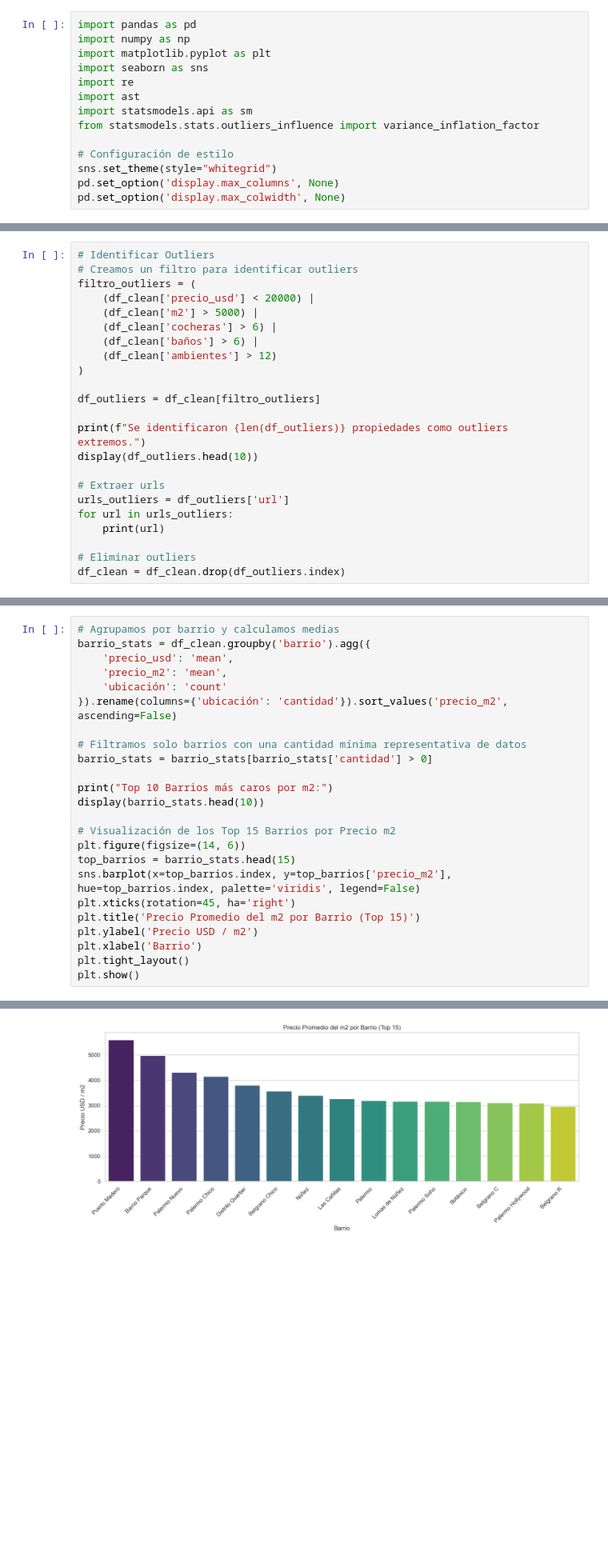
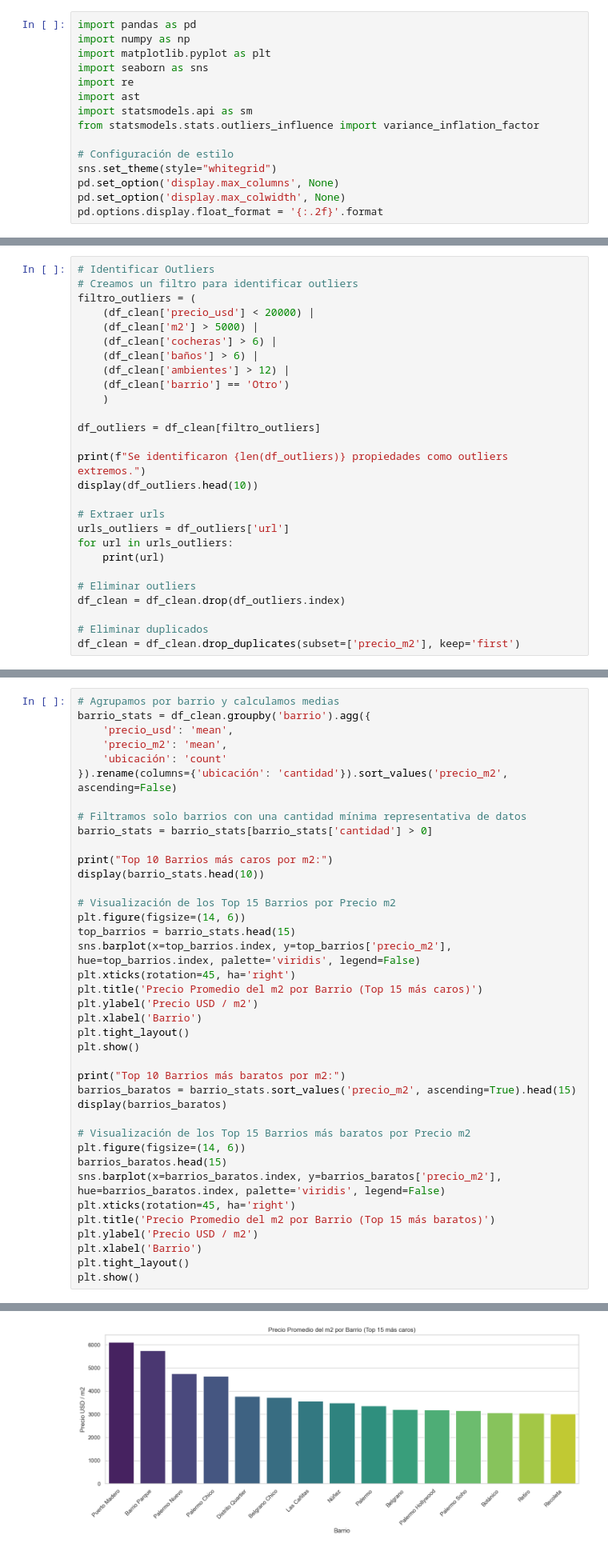
Before and after one commit to Lautaroogh/Real-State-Capital-Federal-Argentina, a Jupyter notebook: notebooks/analisis.ipynb, the cells around one changed output, grey strips where cells are left out. Shown at 80% size. Drawn from its saved outputs; the diff is of its cells as text; blank space fills up the shorter version.

```diff
--- a/notebooks/analisis.ipynb
+++ b/notebooks/analisis.ipynb
@@ -16,6 +16,7 @@ from statsmodels.stats.outliers_influence import variance_inflation_factor
 sns.set_theme(style="whitegrid")
 pd.set_option('display.max_columns', None)
 pd.set_option('display.max_colwidth', None)
+pd.options.display.float_format = '{:.2f}'.format
 # %% [markdown]
 ## 1. Carga de Datos
 En esta sección cargaremos los datos desde el archivo CSV.
@@ -150,8 +151,9 @@ filtro_outliers = (
     (df_clean['m2'] > 5000) |
     (df_clean['cocheras'] > 6) |
     (df_clean['baños'] > 6) |
-    (df_clean['ambientes'] > 12)
-)
+    (df_clean['ambientes'] > 12) |
+    (df_clean['barrio'] == 'Otro')
+    )
 
 df_outliers = df_clean[filtro_outliers]
 
@@ -165,4 +167,7 @@ for url in urls_outliers:
 
 # Eliminar outliers
 df_clean = df_clean.drop(df_outliers.index)
+
+# Eliminar duplicados
+df_clean = df_clean.drop_duplicates(subset=['precio_m2'], keep='first')
 # %% [output]
@@ -217,11 +222,26 @@ plt.figure(figsize=(14, 6))
 top_barrios = barrio_stats.head(15)
 sns.barplot(x=top_barrios.index, y=top_barrios['precio_m2'], hue=top_barrios.index, palette='viridis', legend=False)
 plt.xticks(rotation=45, ha='right')
-plt.title('Precio Promedio del m2 por Barrio (Top 15)')
+plt.title('Precio Promedio del m2 por Barrio (Top 15 más caros)')
 plt.ylabel('Precio USD / m2')
 plt.xlabel('Barrio')
 plt.tight_layout()
 plt.show()
+
+print("Top 10 Barrios más baratos por m2:")
+barrios_baratos = barrio_stats.sort_values('precio_m2', ascending=True).head(15)
+display(barrios_baratos)
+
+# Visualización de los Top 15 Barrios más baratos por Precio m2
+plt.figure(figsize=(14, 6))
+barrios_baratos.head(15)
+sns.barplot(x=barrios_baratos.index, y=barrios_baratos['precio_m2'], hue=barrios_baratos.index, palette='viridis', legend=False)
+plt.xticks(rotation=45, ha='right')
+plt.title('Precio Promedio del m2 por Barrio (Top 15 más baratos)')
+plt.ylabel('Precio USD / m2')
+plt.xlabel('Barrio')
+plt.tight_layout()
+plt.show()
 # %% [output]
 Top 10 Barrios más caros por m2:
 |  | precio_usd | precio_m2 | cantidad |
@@ -239 +259 @@ Top 10 Barrios más caros por m2:
-[figure, old version]
+[figure, new version]
```
Also changed, not shown: parts of 10 cells of this notebook.
